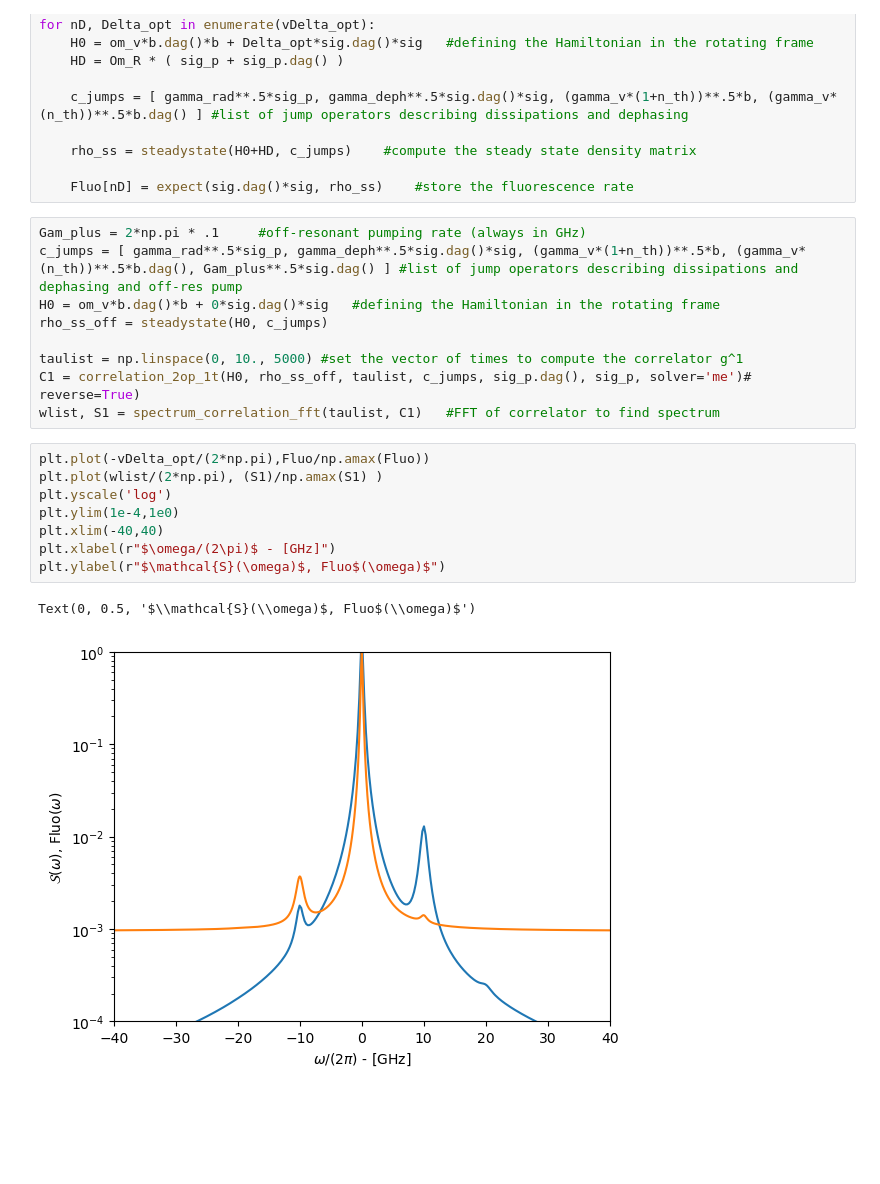
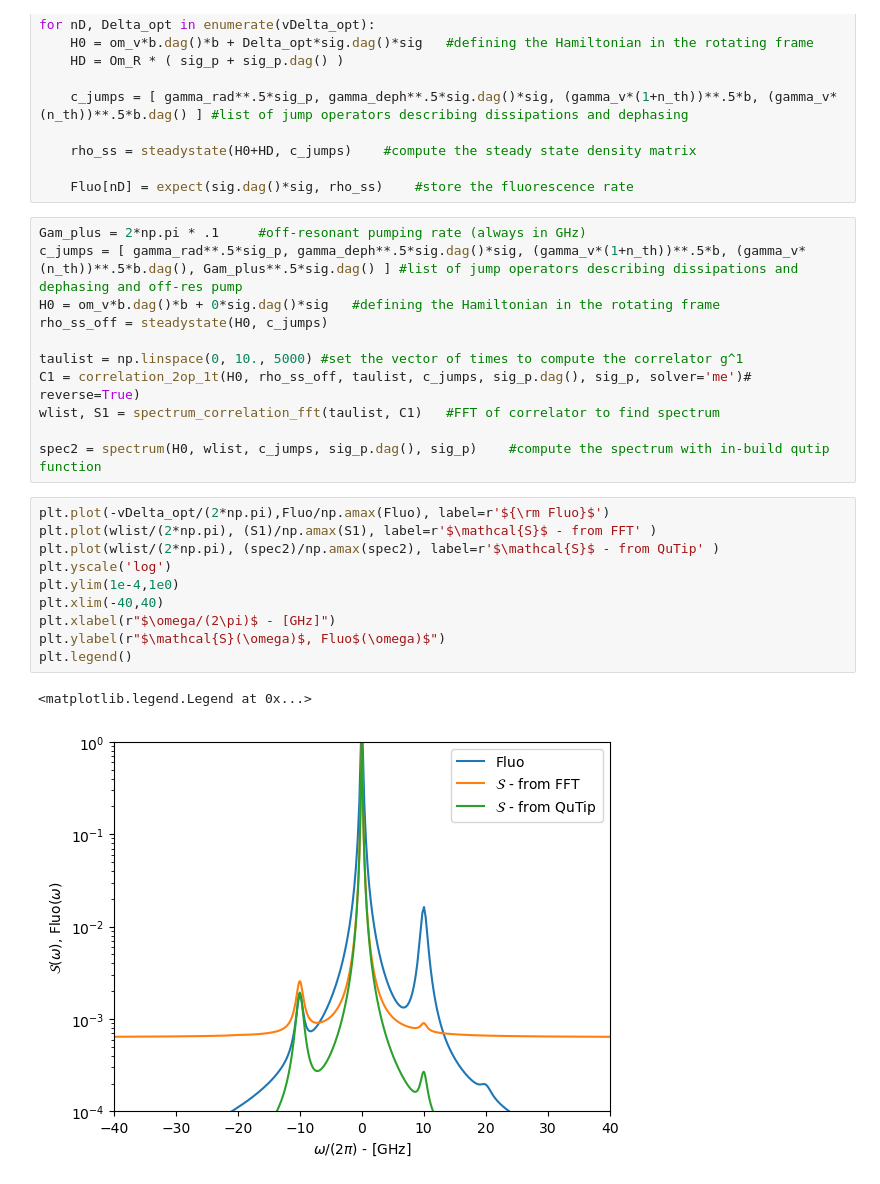
Before and after one commit to Daniele-PyBECTN/molecular_quantum_optics, a Jupyter notebook: basic_schemes/exc_vs_fluoresce.ipynb, the cells around one changed output. Cells and saved outputs as stored; diff of their text form; blank space fills up the shorter version.

```diff
--- a/basic_schemes/exc_vs_fluoresce.ipynb
+++ b/basic_schemes/exc_vs_fluoresce.ipynb
@@ -65,14 +65,18 @@ rho_ss_off = steadystate(H0, c_jumps)
 taulist = np.linspace(0, 10., 5000) #set the vector of times to compute the correlator g^1
 C1 = correlation_2op_1t(H0, rho_ss_off, taulist, c_jumps, sig_p.dag(), sig_p, solver='me')# reverse=True)
 wlist, S1 = spectrum_correlation_fft(taulist, C1)   #FFT of correlator to find spectrum
+
+spec2 = spectrum(H0, wlist, c_jumps, sig_p.dag(), sig_p)    #compute the spectrum with in-build qutip function
 # %%
-plt.plot(-vDelta_opt/(2*np.pi),Fluo/np.amax(Fluo))
-plt.plot(wlist/(2*np.pi), (S1)/np.amax(S1) )
+plt.plot(-vDelta_opt/(2*np.pi),Fluo/np.amax(Fluo), label=r'${\rm Fluo}$')
+plt.plot(wlist/(2*np.pi), (S1)/np.amax(S1), label=r'$\mathcal{S}$ - from FFT' )
+plt.plot(wlist/(2*np.pi), (spec2)/np.amax(spec2), label=r'$\mathcal{S}$ - from QuTip' )
 plt.yscale('log')
 plt.ylim(1e-4,1e0)
 plt.xlim(-40,40)
 plt.xlabel(r"$\omega/(2\pi)$ - [GHz]")
 plt.ylabel(r"$\mathcal{S}(\omega)$, Fluo$(\omega)$")
+plt.legend()
 # %% [output]
-Text(0, 0.5, '$\\mathcal{S}(\\omega)$, Fluo$(\\omega)$')
+<matplotlib.legend.Legend at 0x...>
-[figure, old version]
+[figure, new version]
```
